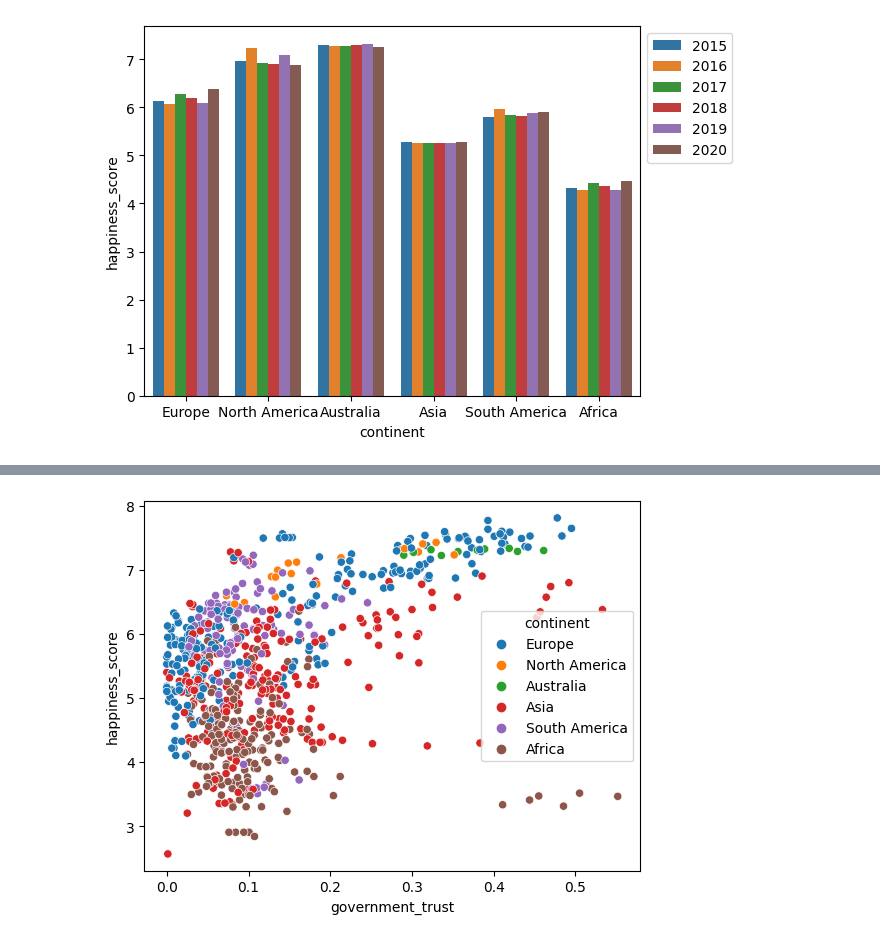
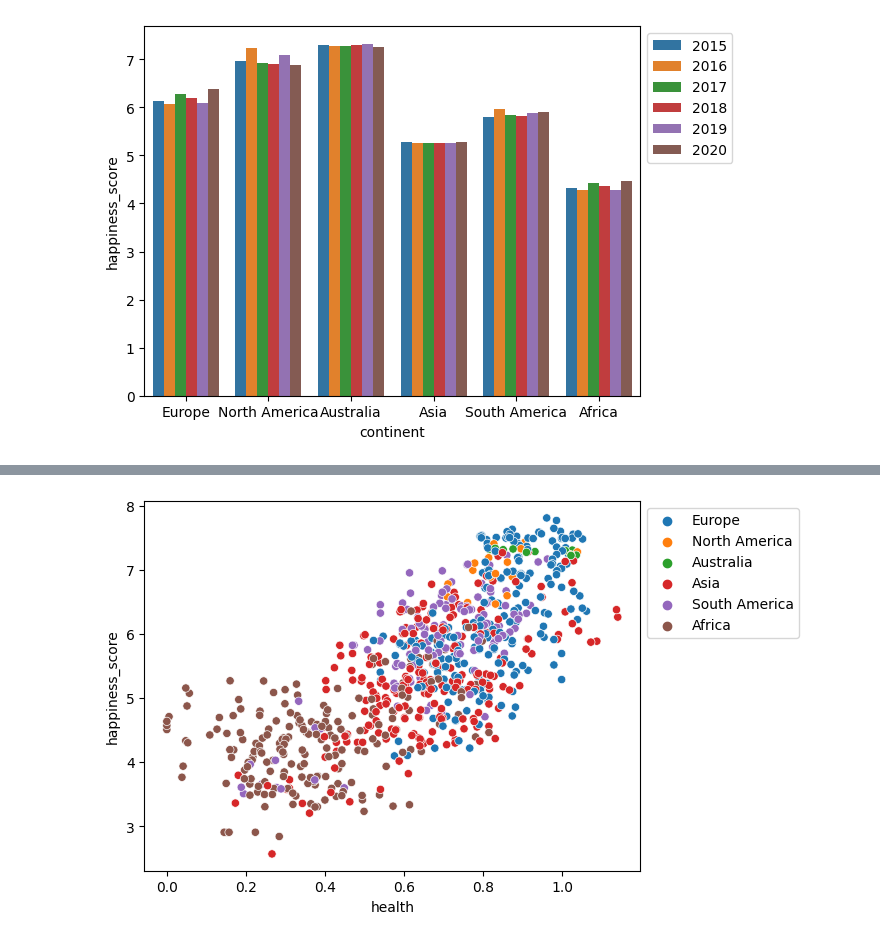
Before and after one commit to carolinagcosta/desafio_felicidade_corrupcao, a Jupyter notebook: Analise_dados.ipynb, the cells around one changed output, grey strips where cells are left out. Drawn from its saved outputs; the diff is of its cells as text; code cells hidden in the pictures.

```diff
--- a/Analise_dados.ipynb
+++ b/Analise_dados.ipynb
@@ -108 +140,14 @@ plt.show()
+# %%
+#Relação entre confiança no governo e score de felicidade por continente
+
+sns.scatterplot(data=df, x='health', y= 'happiness_score', hue='continent')
+plt.legend(loc='upper left', bbox_to_anchor=(1, 1))
+plt.show()
+
+#Aqui também podemos notar um certo grau de correlação
+#É interessante observar que continentes com maior índice de felicidade têm maior índice de saúde
+#Entretanto, o aumento, ainda que pequeno, nas condições de saúde na África não parece impactar a felicidade
+#Esses dados fazem crer que é necessário ter um índice mínimo de saúde para que ocorra impacto na felicidade
+# %% [output]
+[figure, added]
 # %%
@@ -119,14 +165,3 @@ sns.pairplot(df, hue = 'Year')
 #quanto mais feliz mais confiança esperamos que as pessoas tenham no governo
 
 #cpi_percepção de corrupção - países mais transparentes tem maior indice de felicidade
-# %%
-#Relação entre confiança no governo e score de felicidade
-
-sns.scatterplot(data=df, x='government_trust', y= 'happiness_score', hue='continent')
-plt.show()
-
-#Aqui conseguimos ver que essa não é uma relação absoluta
-#Na América do Sul, a confiança no governo é baixa, mas o score de felicidade varia bastante, ocupando patamares altos
-#Já na África, nos locais onde a confiança no governo é mais alta, o score de felicidade é baixo
-# %% [output]
-[figure, removed]
```
Also changed, not shown: parts of 5 cells of this notebook.
